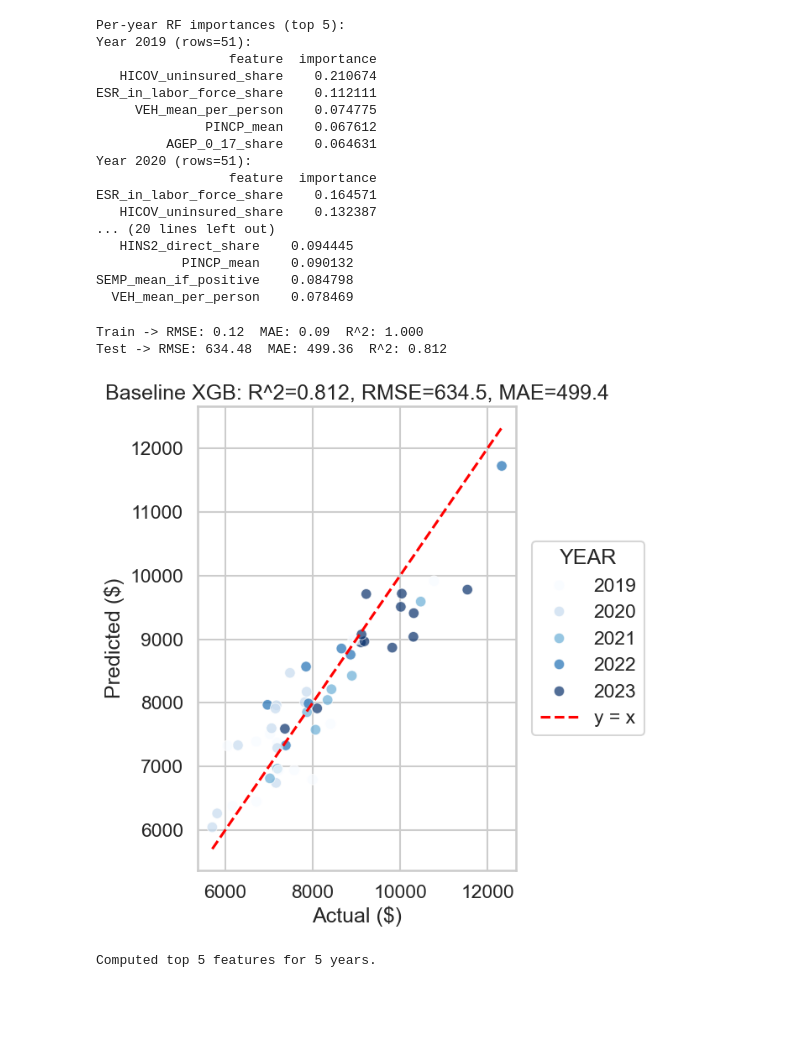
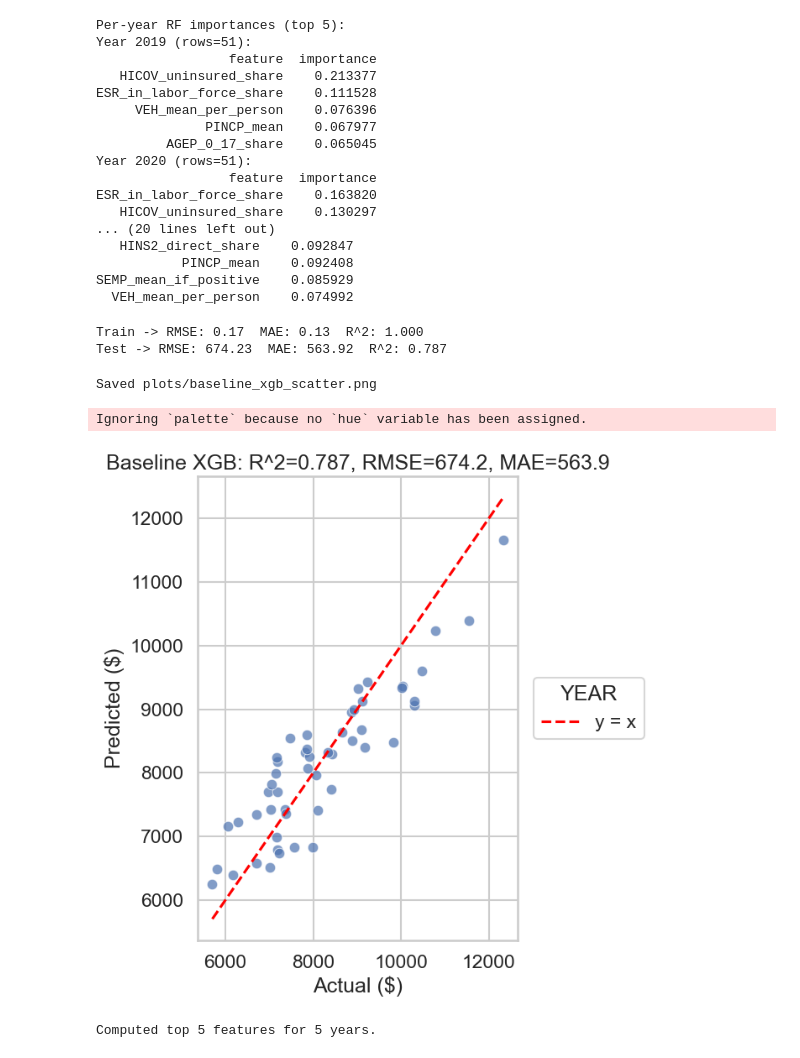
Before and after one commit to SaiShanmukEswarK/Project, a Jupyter notebook: ml_panel.ipynb, the cells around one changed output. Cells and saved outputs as stored; diff of their text form; code cells hidden in the pictures; blank space fills up the shorter version.

```diff
--- a/ml_panel.ipynb
+++ b/ml_panel.ipynb
@@ -19,7 +46,7 @@ from xgboost import XGBRegressor
 BASE = "/Users/compiling/435Project/Project"
 COMPLETE_DIR = Path(BASE) / "complete"
 
-spark = SparkSession.builder.appName("Project").getOrCreate()
+spark = SparkSession.builder.appName("P").getOrCreate()
 
 micro = spark.read.parquet(str(COMPLETE_DIR / "pums_*.parquet"))
 print("Total micro rows (all years):", micro.count())
@@ -136,6 +164,7 @@ drop_from_X = {
     target, 'STATE_NAME', 'ST', 'state_year_population',
     'SSP_per_capita', 'RETP_positive_share',
     'DOUT_diff_share', 'DPHY_diff_share',
+    'YEAR',
 }
 numeric_cols = [c for c in df_state_year.columns if c not in drop_from_X]
 
@@ -364,5 +410,10 @@ plt.ylabel('Predicted ($/person)')
 plt.title(f'Baseline RF (log target): R^2={r2:.3f}, RMSE={rmse:,.1f}, MAE={mae:,.1f}')
 plt.legend()
 plt.tight_layout()
+out_dir = Path("plots")
+out_dir.mkdir(parents=True, exist_ok=True)
+out_path = out_dir / "baseline_rf_scatter.png"
+plt.savefig(out_path, dpi=300, bbox_inches='tight')
+print(f"Saved {out_path}")
 plt.show()
 # %% [output]
@@ -454,20 +506,20 @@ for yr in years:
 Per-year RF importances (top 5):
 Year 2019 (rows=51):
                  feature  importance
-   HICOV_uninsured_share    0.210674
-ESR_in_labor_force_share    0.112111
-     VEH_mean_per_person    0.074775
-              PINCP_mean    0.067612
-         AGEP_0_17_share    0.064631
+   HICOV_uninsured_share    0.213377
+ESR_in_labor_force_share    0.111528
+     VEH_mean_per_person    0.076396
+              PINCP_mean    0.067977
+         AGEP_0_17_share    0.065045
 Year 2020 (rows=51):
                  feature  importance
-ESR_in_labor_force_share    0.164571
-   HICOV_uninsured_share    0.132387
+ESR_in_labor_force_share    0.163820
+   HICOV_uninsured_share    0.130297
 ... (20 lines left out)
-   HINS2_direct_share    0.094445
-           PINCP_mean    0.090132
-SEMP_mean_if_positive    0.084798
-  VEH_mean_per_person    0.078469
+   HINS2_direct_share    0.092847
+           PINCP_mean    0.092408
+SEMP_mean_if_positive    0.085929
+  VEH_mean_per_person    0.074992
 # %%
 # scikit-optimize install (run manually if needed):
 # %pip install scikit-optimize
@@ -502,31 +554,38 @@ for name, yt, yp in [('Train', y_train_x, xgb.predict(X_train_x)), ('Test', y_te
 xgb_baseline_model = xgb
 y_pred_xgb = xgb.predict(X_test_x)
 # %% [output]
-Train -> RMSE: 0.12  MAE: 0.09  R^2: 1.000
-Test -> RMSE: 634.48  MAE: 499.36  R^2: 0.812
+Train -> RMSE: 0.17  MAE: 0.13  R^2: 1.000
+Test -> RMSE: 674.23  MAE: 563.92  R^2: 0.787
 # %%
 sns.set_theme(style="whitegrid", context="talk")
 
 if 'xgb_baseline_model' in globals():
     rmse = root_mean_squared_error(y_test_x, y_pred_xgb)
     mae = mean_absolute_error(y_test_x, y_pred_xgb)
     r2 = r2_score(y_test_x, y_pred_xgb)
     plt.figure(figsize=(7,7))
     sns.scatterplot(x=y_test_x, y=y_pred_xgb,
                     hue=X_test_x['YEAR'] if 'YEAR' in X_test_x else None,
                     palette='Blues', alpha=0.7)
     lo, hi = min(y_test_x.min(), y_pred_xgb.min()), max(y_test_x.max(), y_pred_xgb.max())
     plt.plot([lo, hi], [lo, hi], color='red', linestyle='--', label='y = x')
     plt.xlabel('Actual ($)')
     plt.ylabel('Predicted ($)')
     plt.title(f'Baseline XGB: R^2={r2:.3f}, RMSE={rmse:,.1f}, MAE={mae:,.1f}')
     plt.legend(title='YEAR', bbox_to_anchor=(1.02, 0.5), loc='center left')
     plt.tight_layout()
+    out_dir = Path("plots")
+    out_dir.mkdir(parents=True, exist_ok=True)
+    out_path = out_dir / "baseline_xgb_scatter.png"
+    plt.savefig(out_path, dpi=300, bbox_inches='tight')
+    print(f"Saved {out_path}")
     plt.show()
 else:
     print('XGB baseline not available in this environment')
 # %% [output]
+Saved plots/baseline_xgb_scatter.png
+Ignoring `palette` because no `hue` variable has been assigned.
-[figure, old version]
+[figure, new version]
 # %%
 top_n = 5
 
```
Also changed, not shown: parts of 13 cells of this notebook, 9 other files.
